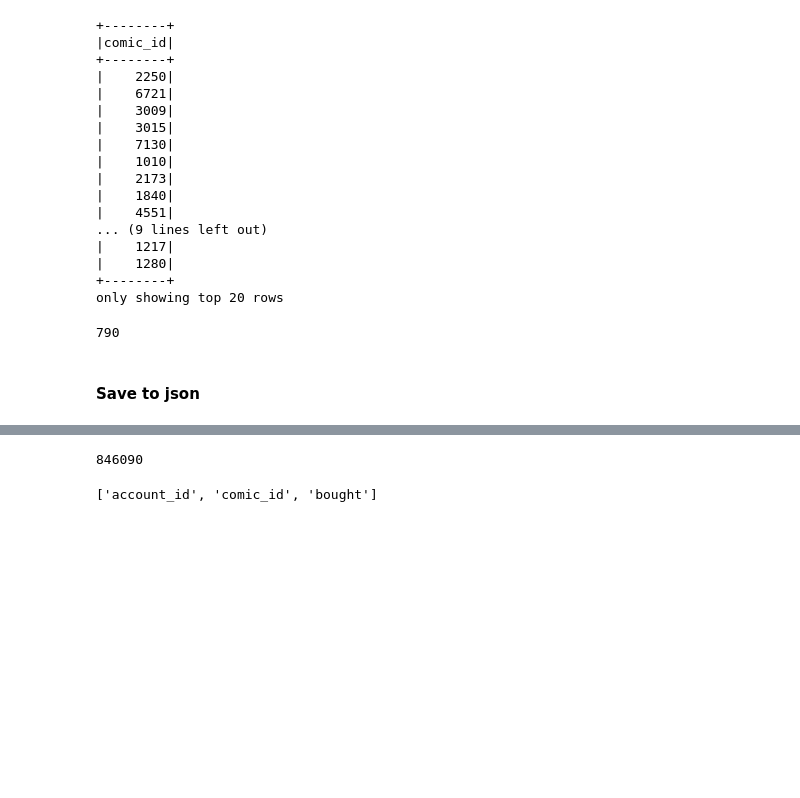
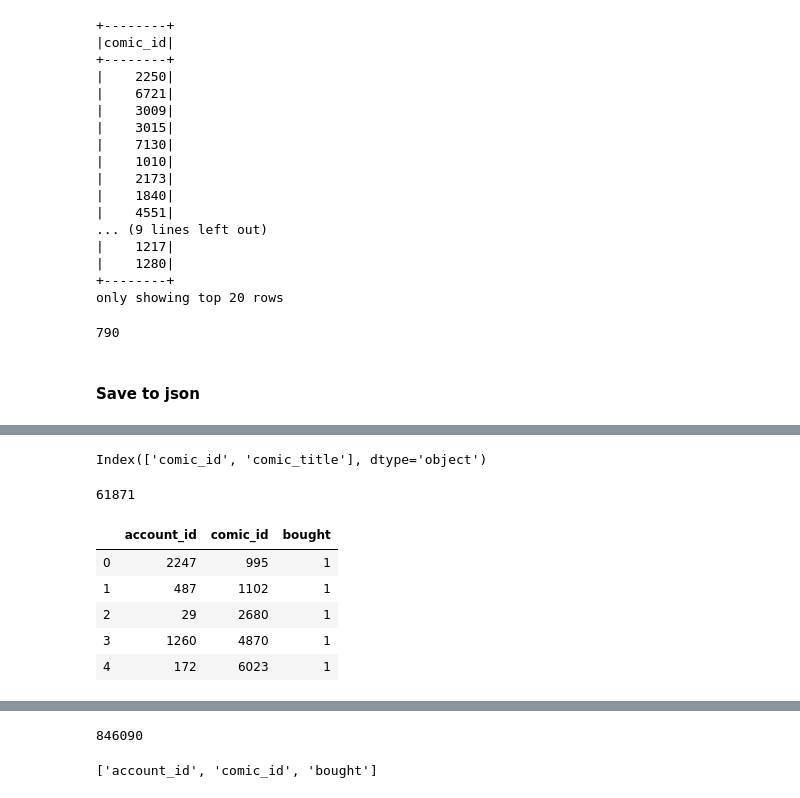
Before and after one commit to werlindo/comics_rx, a Jupyter notebook: comrx/dev/comics_rx-b-03a_spark_eda_prep.ipynb, the cells around one changed output, grey strips where cells are left out. Drawn from its saved outputs; the diff is of its cells as text; code cells hidden in the pictures; blank space fills up the shorter version.

```diff
--- a/comrx/dev/comics_rx-b-03a_spark_eda_prep.ipynb
+++ b/comrx/dev/comics_rx-b-03a_spark_eda_prep.ipynb
@@ -475,0 +519,8 @@ comic_ids_df = comic_ids.toPandas()
+# %%
+comics_df_filtered.columns
+# %% [output]
+Index(['comic_id', 'comic_title'], dtype='object')
+# %%
+tot_sold_ids_only.count()
+# %% [output]
+61871
@@ -475,0 +529,9 @@ comic_ids_df = comic_ids.toPandas()
+# %%
+sold_ids_df.head()
+# %% [output]
+|  | account_id | comic_id | bought |
+| 0 | 2247 | 995 | 1 |
+| 1 | 487 | 1102 | 1 |
+| 2 | 29 | 2680 | 1 |
+| 3 | 1260 | 4870 | 1 |
+| 4 | 172 | 6023 | 1 |
```
Also changed, not shown: parts of 37 cells of this notebook, 2 other files.
